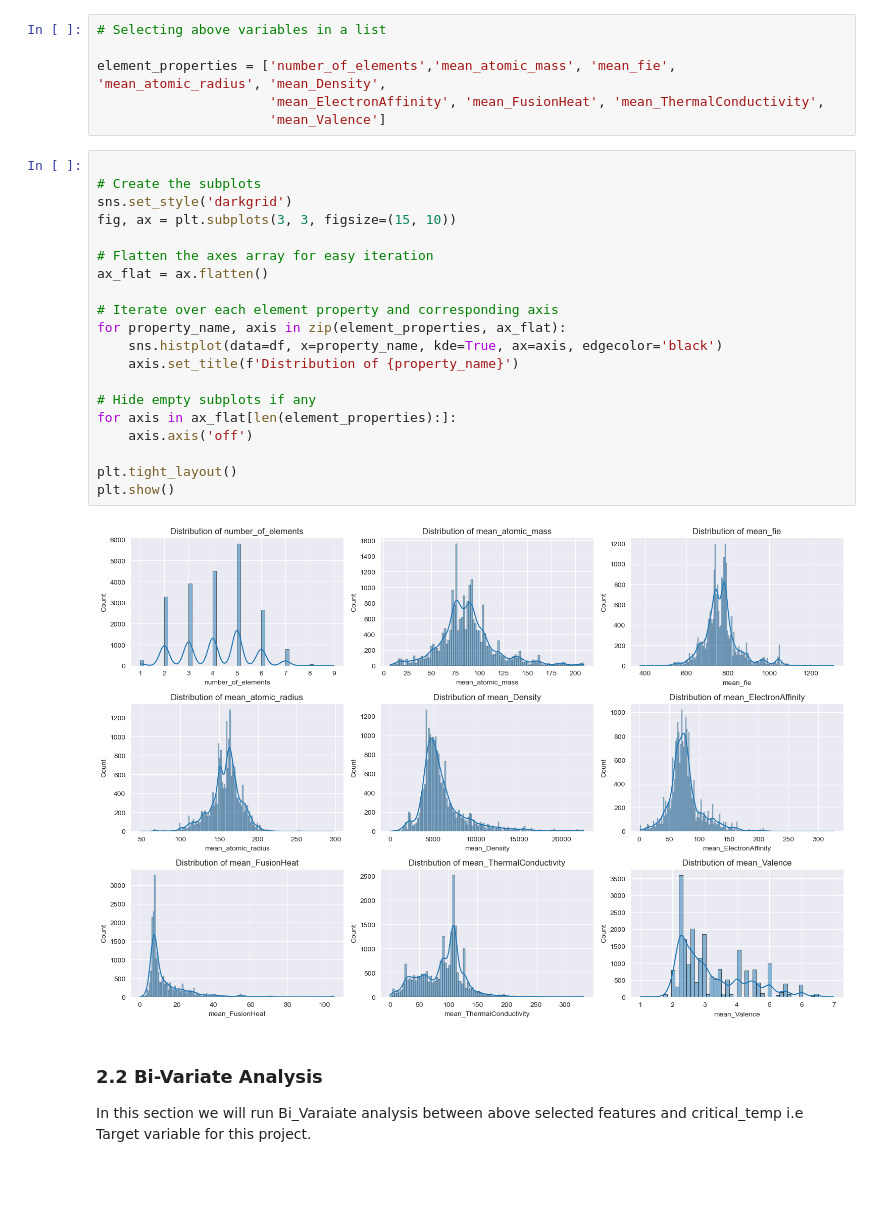
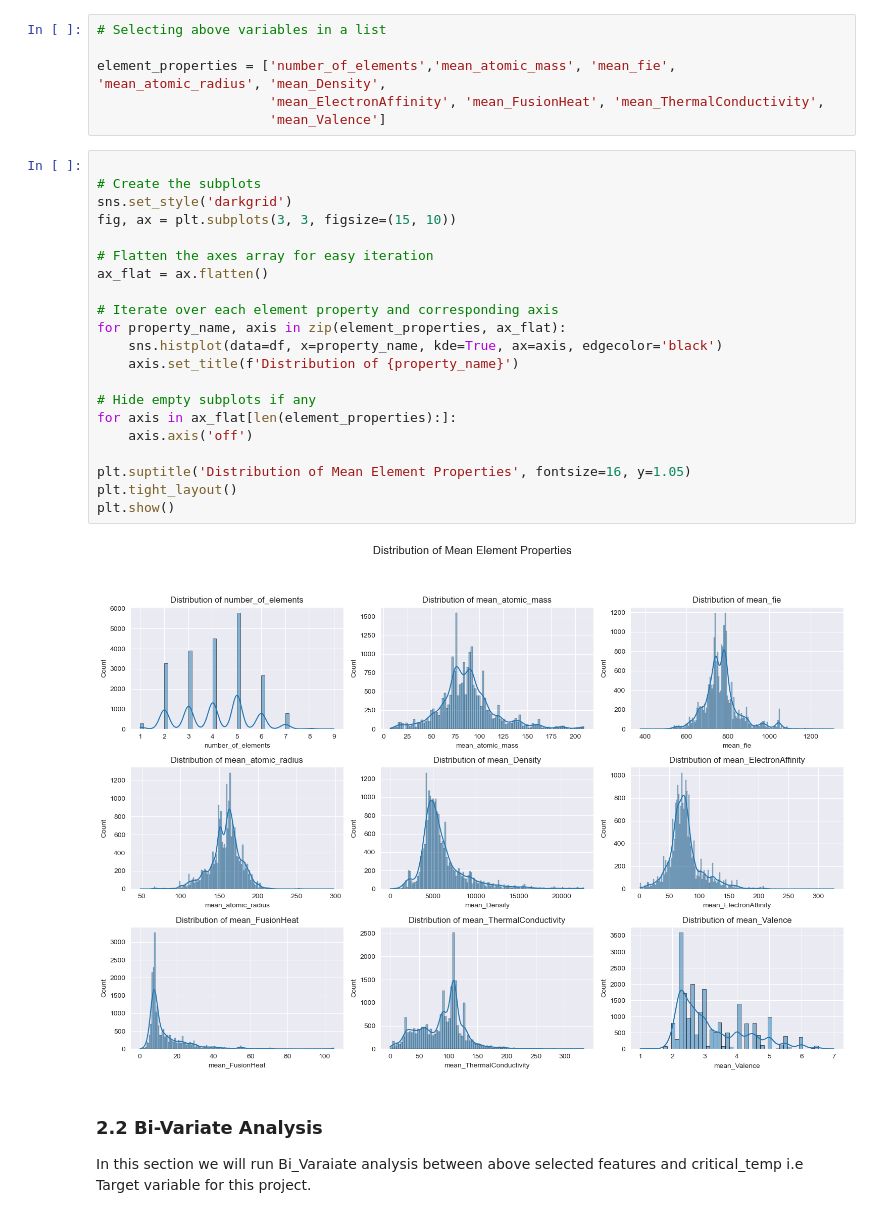
Before and after one commit to MohdSharik99/Predicting_critical_temperature_of_supeconductors, a Jupyter notebook: Experiments.ipynb, the cells around one changed output. Saved outputs shown, nothing was run; the diff lists cells and outputs as text; blank space fills up the shorter version.

```diff
--- a/Experiments.ipynb
+++ b/Experiments.ipynb
@@ -123,25 +126,26 @@ element_properties = ['number_of_elements','mean_atomic_mass', 'mean_fie', 'mean
 # %%
 
 # Create the subplots
 sns.set_style('darkgrid')
 fig, ax = plt.subplots(3, 3, figsize=(15, 10))
 
 # Flatten the axes array for easy iteration
 ax_flat = ax.flatten()
 
 # Iterate over each element property and corresponding axis
 for property_name, axis in zip(element_properties, ax_flat):
     sns.histplot(data=df, x=property_name, kde=True, ax=axis, edgecolor='black')
     axis.set_title(f'Distribution of {property_name}')
 
 # Hide empty subplots if any
 for axis in ax_flat[len(element_properties):]:
     axis.axis('off')
 
+plt.suptitle('Distribution of Mean Element Properties', fontsize=16, y=1.05)
 plt.tight_layout()
 plt.show()
 # %% [output]
-[figure, old version]
+[figure, new version]
 # %% [markdown]
 ### 2.2 Bi-Variate Analysis
 
```
Also changed, not shown: parts of 8 cells of this notebook.
